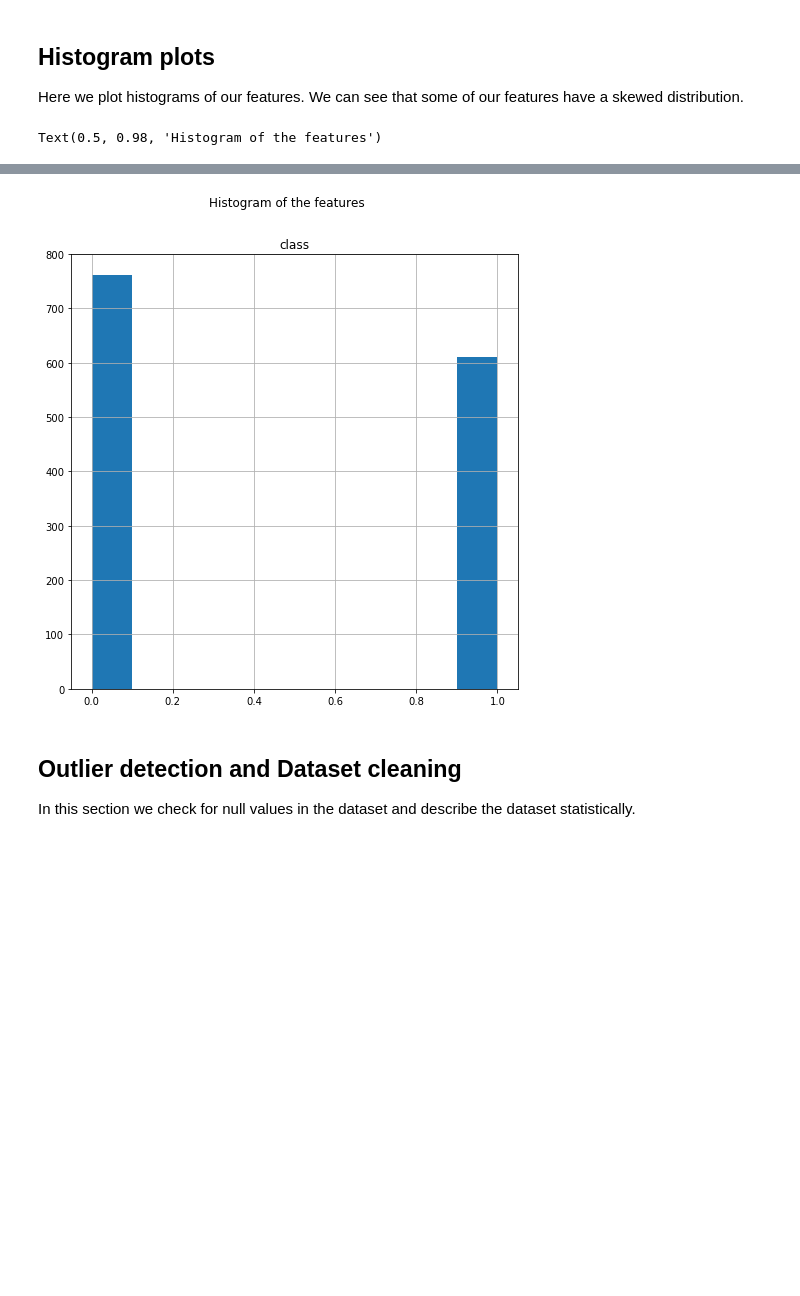
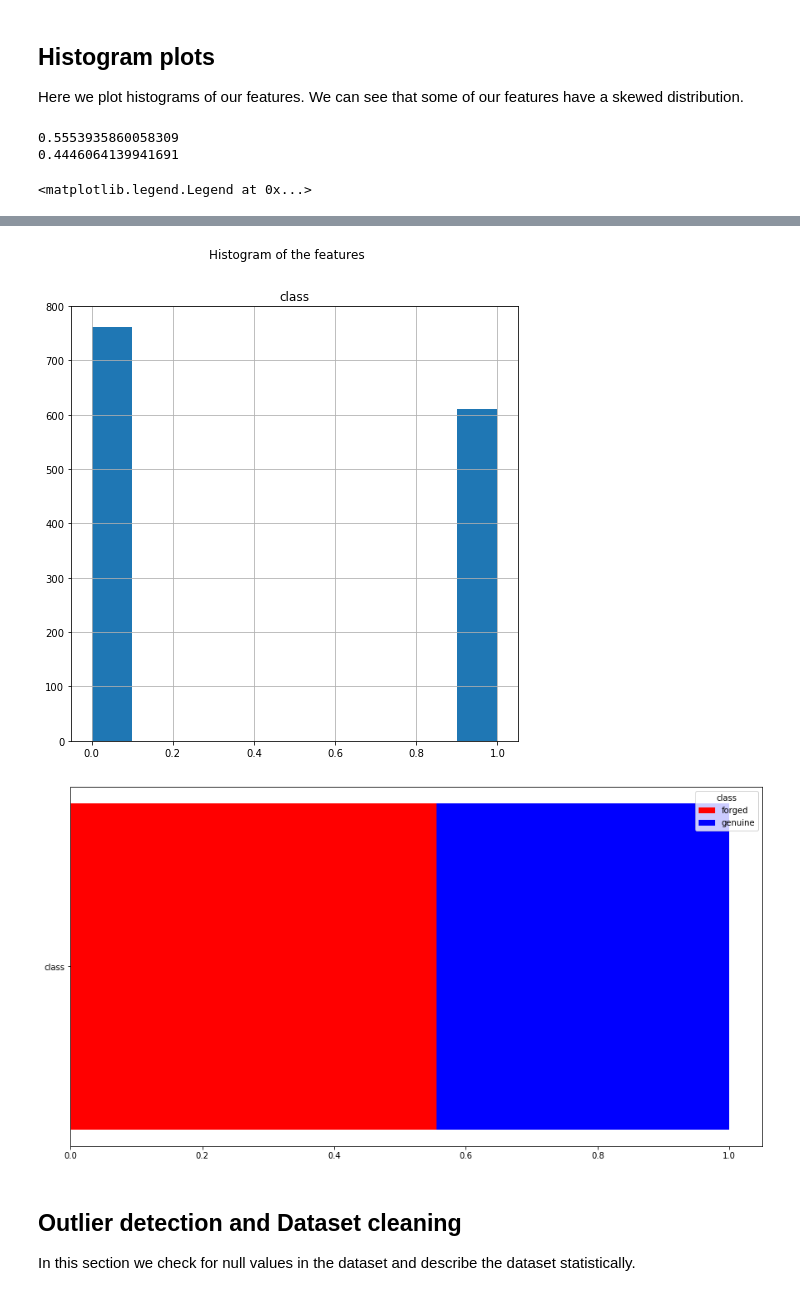
Before and after one commit to jeffreylimnardy/banknote-authentication-svm, a Jupyter notebook: banknoteAuthenticity.ipynb, the cells around one changed output, grey strips where cells are left out. Saved outputs shown, nothing was run; the diff lists cells and outputs as text; code cells hidden in the pictures; blank space fills up the shorter version.

```diff
--- a/banknoteAuthenticity.ipynb
+++ b/banknoteAuthenticity.ipynb
@@ -49,17 +50,37 @@ Text(0.5, 0.98, 'Boxplot of the features')
 # %%
 
 plt.show()
 dataset.hist(column=["variance","skewness"],figsize=(15,8))
 plt.suptitle("Histogram of the features")
 dataset.hist(column=["curtosis","entropy"],figsize=(15,8))
 plt.suptitle("Histogram of the features")
 dataset.hist(column=["class"],figsize=(8,8))
 plt.suptitle("Histogram of the features")
+
+
+plt.figure(figsize=(15,8))
+class1 = dataset[dataset["class"] == 1].shape[0]/1372
+class0 = dataset[dataset["class"] == 0].shape[0]/1372
+
+print(class0)
+print(class1)
+
+height = 1
+
+yaxis = ["class"]
+
+bar1 = plt.barh(yaxis,[class0],height=height,color="red")
+bar2 = plt.barh(yaxis,[class1],height=height,left=[class0],color="blue")
+
+plt.legend([bar1,bar2],["forged","genuine"],title="class",loc="upper right")
 # %% [output]
-Text(0.5, 0.98, 'Histogram of the features')
+0.5553935860058309
+0.4446064139941691
+<matplotlib.legend.Legend at 0x...>
 [figure]
 [figure]
 [figure]
+[figure, added]
 # %% [markdown]
 <h2>Outlier detection and Dataset cleaning</h2>
 <p>In this section we check for null values in the dataset and describe the dataset statistically.</p>
```
Also changed, not shown: parts of 17 cells of this notebook.
